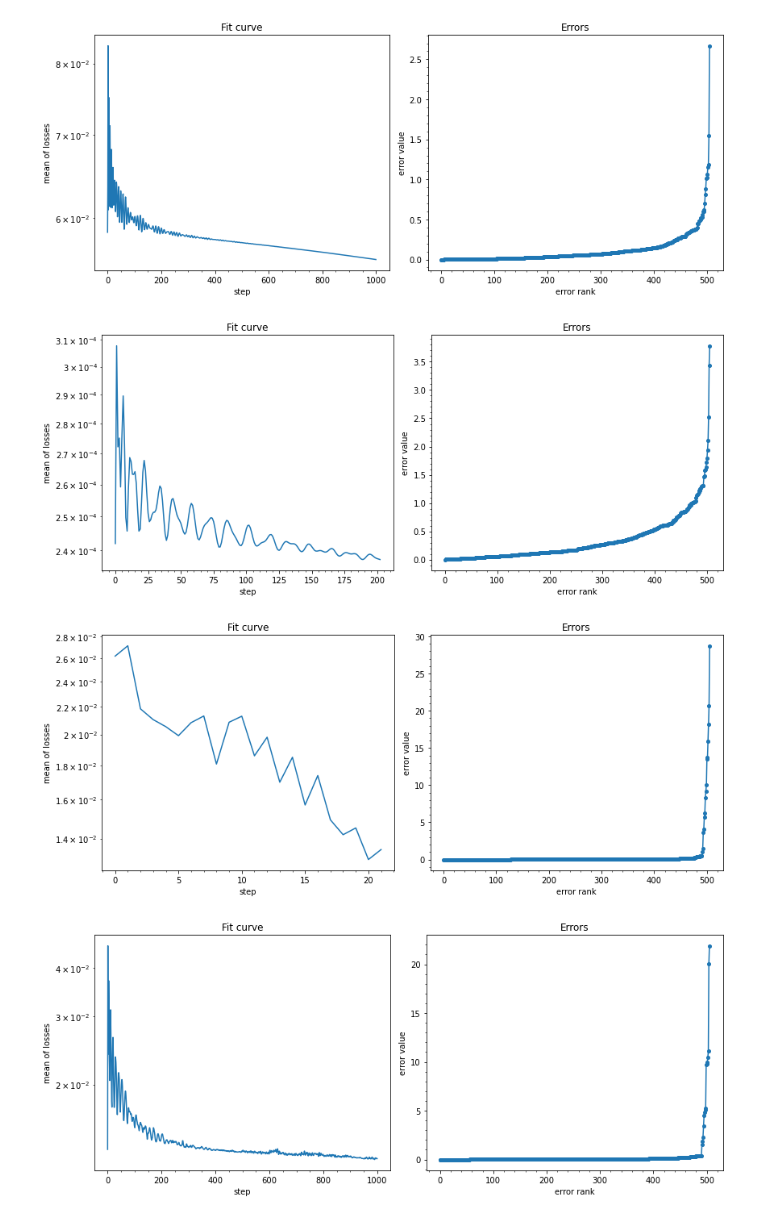
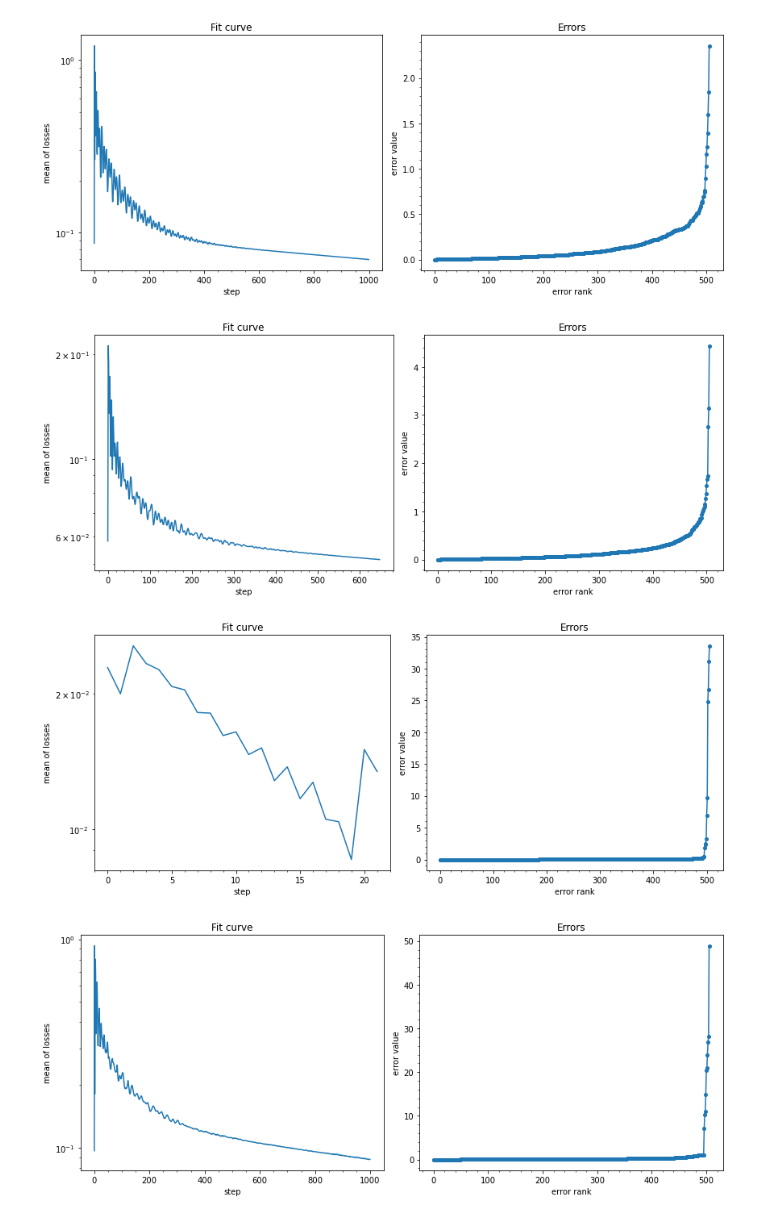
Before and after one commit to intellimath/mlgrad, a Jupyter notebook: examples/isnn2019_nn_boston.ipynb, the cells around one changed output. Saved outputs shown, nothing was run; the diff lists cells and outputs as text; code cells hidden in the pictures.

```diff
--- a/examples/isnn2019_nn_boston.ipynb
+++ b/examples/isnn2019_nn_boston.ipynb
@@ -28,6 +27,6 @@ print(sys.version)
 [GCC 11.2.0]
 # %%
-X, Y = load_boston(True, return_X_y=True)
+X, Y = load_boston(return_X_y=True)
 # print(X.shape)
 
 # Is = [i for i,y in enumerate(Y) if y != 50]
@@ -55,8 +54,8 @@ def create_nn(n_input, n_layers):
     ffnn.allocate()
     return ffnn
 # %%
-loss_func_sq = loss.RelativeErrorLoss(func.Square())
-loss_func_sqrt = loss.RelativeErrorLoss(func.Sqrt(1.0))
+loss_func_sq = loss.ErrorLoss(func.Square())
+loss_func_sqrt = loss.ErrorLoss(func.Sqrt(1.0))
 # %%
 n_hidden1 = 27
 n_hidden2 = 13
@@ -74,24 +73,24 @@ ffnn3.init_param()
 ffnn5 = create_nn(n_input, n_layers)
 ffnn5.init_param()
 # %%
-fg_bp = regression(Xt, Y, ffnn1, h=0.001, tol=1.0e-9, n_restart=5, n_iter=1000)
+fg_bp = regression(Xt, Y, ffnn1, h=0.01, tol=1.0e-9, n_restart=5, n_iter=1000)
 plot_losses_and_errors(fg_bp, Xt, Y)
 # %% [output]
-[figure, old version]
+[figure, new version]
 # %%
-fg_sqrt = regression(Xt, Y, ffnn2, loss_func_sqrt, h=0.001, tol=1.0e-9, n_restart=5, n_iter=1000)
+fg_sqrt = regression(Xt, Y, ffnn2, loss_func_sqrt, h=0.01, tol=1.0e-9, n_restart=5, n_iter=1000)
 plot_losses_and_errors(fg_sqrt, Xt, Y)
 # %% [output]
-[figure, old version]
+[figure, new version]
 # %%
-avg_wm = averaging_function("WM", rhofunc=func.Sqrt(0.001), alpha=0.97)
-irgd_wm = m_regression_irls(Xt, Y, ffnn3, avrfunc=avg_wm, h=0.001, n_iter=1000)
+avg_wm = averaging_function("WM", rhofunc=func.Sqrt(0.001), alpha=0.98)
+irgd_wm = m_regression_irls(Xt, Y, ffnn3, avrfunc=avg_wm, h=0.01, n_iter=1000)
 plot_losses_and_errors(irgd_wm, Xt, Y)
 # %% [output]
-[figure, old version]
+[figure, new version]
 # %%
-avg_22 = averaging_function("WM", rhofunc=func.Sqrt(0.001), alpha=0.97)
-alg_fg2 = m_regression(Xt, Y, ffnn5, avrfunc=avg_22, h=0.001, n_restart=5, n_iter=1000)
+avg_22 = averaging_function("WM", rhofunc=func.Sqrt(0.001), alpha=0.98)
+alg_fg2 = m_regression(Xt, Y, ffnn4, avrfunc=avg_22, h=0.01, n_restart=5, n_iter=1000)
 plot_losses_and_errors(alg_fg2, Xt, Y)
 # %% [output]
-[figure, old version]
+[figure, new version]
```
Also changed, not shown: parts of 4 cells of this notebook, 24 other files.
